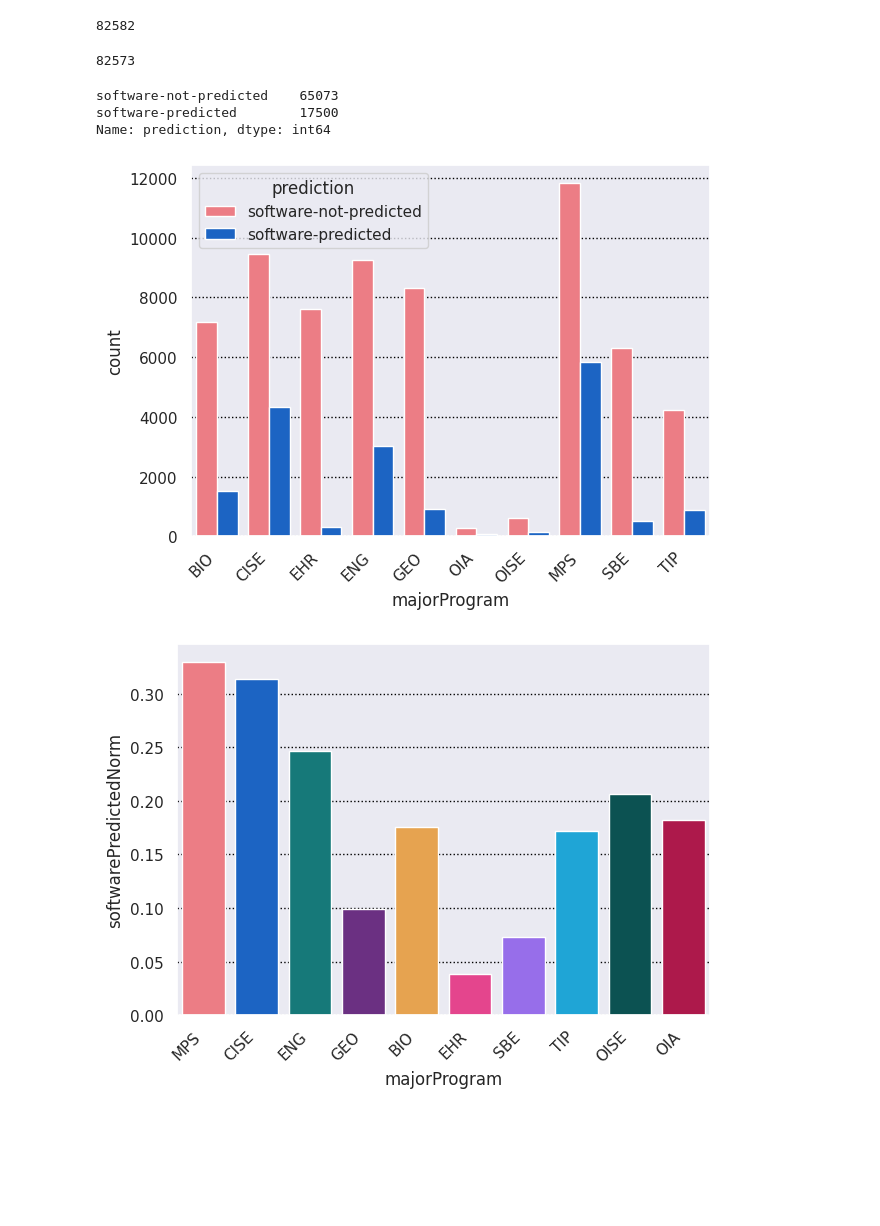
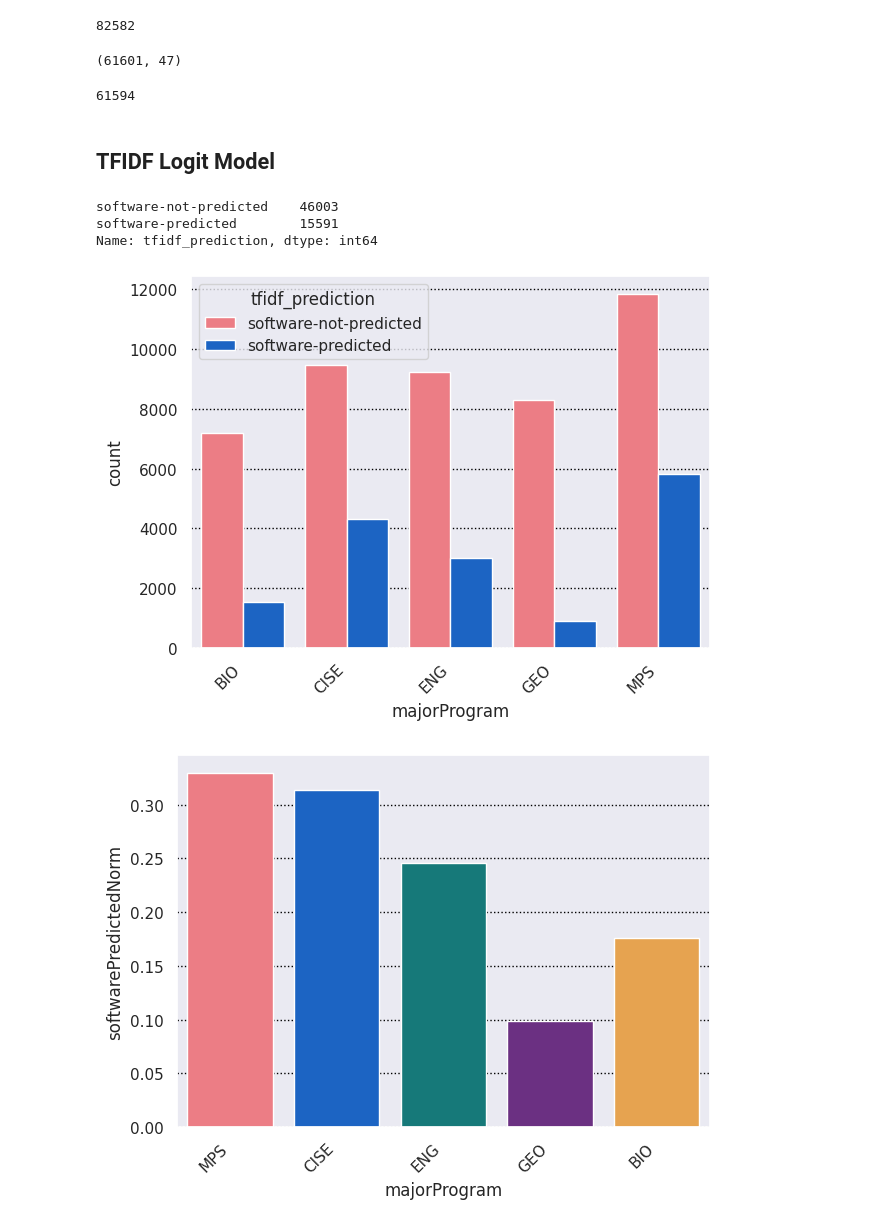
Before and after one commit to si2-urssi/eager, a Jupyter notebook: eda.ipynb, the cells around one changed output. Saved outputs shown, nothing was run; the diff lists cells and outputs as text; code cells hidden in the pictures; blank space fills up the shorter version.

Commit message:
TFIDF Logit vs Semantic Logit

```diff
--- a/eda.ipynb
+++ b/eda.ipynb
@@ -5,9 +30,20 @@ df = pd.read_parquet("soft-search-awards.parquet")
 len(df)
 # %% [output]
 82582
+# %%
+df = df[df.majorProgram.isin([
+    "BIO",
+    "CISE",
+    "MPS",
+    "ENG",
+    "GEO",
+])]
+df.shape
+# %% [output]
+(61601, 47)
 # %%
 # Filter None abstracts
 df = df.dropna(subset=["abstractText"])
 len(df)
 # %% [output]
-82573
+61594
@@ -14,10 +54,12 @@ len(df)
+# %% [markdown]
+## TFIDF Logit Model
 # %%
 from soft_search.label import load_soft_search_model
 model = load_soft_search_model()
 
-df["prediction"] = model.predict(df.abstractText)
-df["prediction"].value_counts()
+df["tfidf_prediction"] = model.predict(df.abstractText)
+df["tfidf_prediction"].value_counts()
 # %% [output]
-software-not-predicted    65073
-software-predicted        17500
-Name: prediction, dtype: int64
+software-not-predicted    46003
+software-predicted        15591
+Name: tfidf_prediction, dtype: int64
@@ -49,35 +66,35 @@ sns.set_palette(
 # %%
-sns.countplot(data=df, x="majorProgram", hue="prediction")
+sns.countplot(data=df, x="majorProgram", hue="tfidf_prediction")
 plt.xticks(rotation=45, ha="right")
 plt.tight_layout()
 # %% [output]
-[figure, old version]
+[figure, new version]
 # %%
 # Normalize
 norms = []
 for i, count in df.majorProgram.value_counts().items():
-    program_preds = df[df.majorProgram == i].prediction.value_counts()
+    program_preds = df[df.majorProgram == i].tfidf_prediction.value_counts()
     try:
         predicted_count = program_preds.loc["software-predicted"]
     except KeyError:
         predicted_count = 0
     try:
         not_predicted_count = program_preds.loc["software-not-predicted"]
     except KeyError:
         not_predicted_count = 0
 
     norms.append({
         "majorProgram": i,
         "totalCount": count,
         "softwarePredictedCount": predicted_count,
         "softwareNotPredictedCount": not_predicted_count,
         "softwarePredictedNorm": predicted_count / count,
         "softwareNotPredictedNorm": not_predicted_count / count,
     })
 
 norms = pd.DataFrame(norms)
 sns.barplot(data=norms, x="majorProgram", y="softwarePredictedNorm")
 plt.xticks(rotation=45, ha="right")
 plt.tight_layout()
 # %% [output]
-[figure, old version]
+[figure, new version]
```
Also changed, not shown: parts of 20 cells of this notebook.
